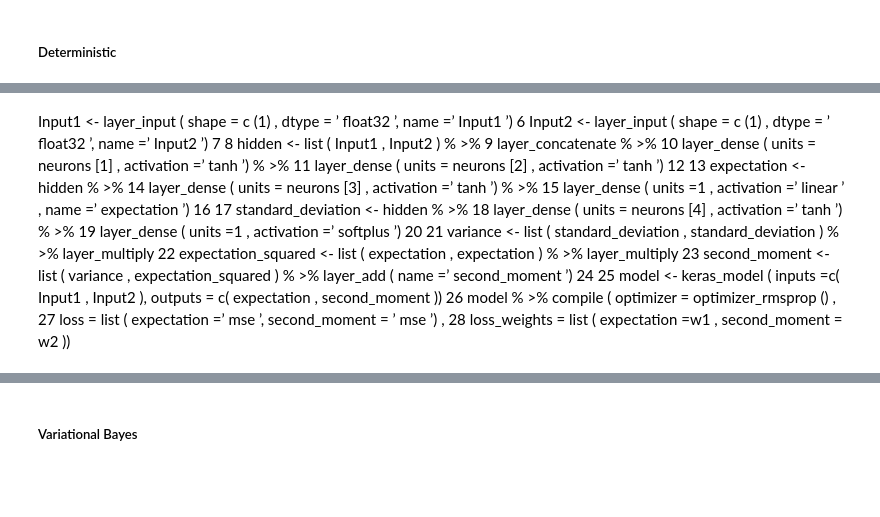
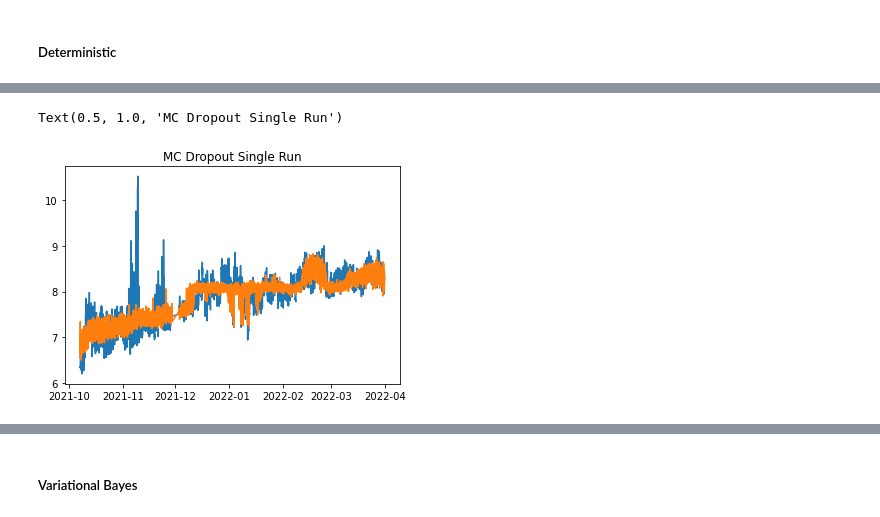
Before and after one commit to Multifaceted/Marine, a Jupyter notebook: Variational with Comments.ipynb, the cells around one changed output, grey strips where cells are left out. Saved outputs shown, nothing was run; the diff lists cells and outputs as text; code cells hidden in the pictures; blank space fills up the shorter version.

```diff
--- a/Variational with Comments.ipynb
+++ b/Variational with Comments.ipynb
@@ -351,25 +328,9 @@ tf.keras.layers.Multiply()([x1, x2])
-# %% [markdown]
-Input1 <- layer_input ( shape = c (1) , dtype = ’ float32 ’, name =’ Input1 ’)
-6 Input2 <- layer_input ( shape = c (1) , dtype = ’ float32 ’, name =’ Input2 ’)
-7
-8 hidden <- list ( Input1 , Input2 ) % >%
-9 layer_concatenate % >%
-10 layer_dense ( units = neurons [1] , activation =’ tanh ’) % >%
-11 layer_dense ( units = neurons [2] , activation =’ tanh ’)
-12
-13 expectation <- hidden % >%
-14 layer_dense ( units = neurons [3] , activation =’ tanh ’) % >%
-15 layer_dense ( units =1 , activation =’ linear ’ , name =’ expectation ’)
-16
-17 standard_deviation <- hidden % >%
-18 layer_dense ( units = neurons [4] , activation =’ tanh ’) % >%
-19 layer_dense ( units =1 , activation =’ softplus ’)
-20
-21 variance <- list ( standard_deviation , standard_deviation ) % >% layer_multiply
-22 expectation_squared <- list ( expectation , expectation ) % >% layer_multiply
-23 second_moment <- list ( variance , expectation_squared ) % >% layer_add ( name =’ second_moment ’)
-24
-25 model <- keras_model ( inputs =c( Input1 , Input2 ), outputs = c( expectation , second_moment ))
-26 model % >% compile ( optimizer = optimizer_rmsprop () ,
-27 loss = list ( expectation =’ mse ’, second_moment = ’ mse ’) ,
-28 loss_weights = list ( expectation =w1 , second_moment = w2 ))
+# %%
+tf.random.set_seed(221)
+y_pred = model_deterministic(CTD_Ossigeno_df[["Temperatura(°C)_CTD", "Pressione(db)_CTD", "Ossigeno(mg/l)_CTD", "Temperatura(°C)_Ossigeno", "Pressione(db)_Ossigeno"]].to_numpy(), training=True)
+plt.plot(CTD_Ossigeno_df["Time_rounded"], CTD_Ossigeno_df[["Ossigeno(mg/l)_Ossigeno"]])
+plt.plot(CTD_Ossigeno_df["Time_rounded"], y_pred)
+plt.title("MC Dropout Single Run")
+# %% [output]
+Text(0.5, 1.0, 'MC Dropout Single Run')
+[figure, added]
```
Also changed, not shown: parts of 32 cells of this notebook.
